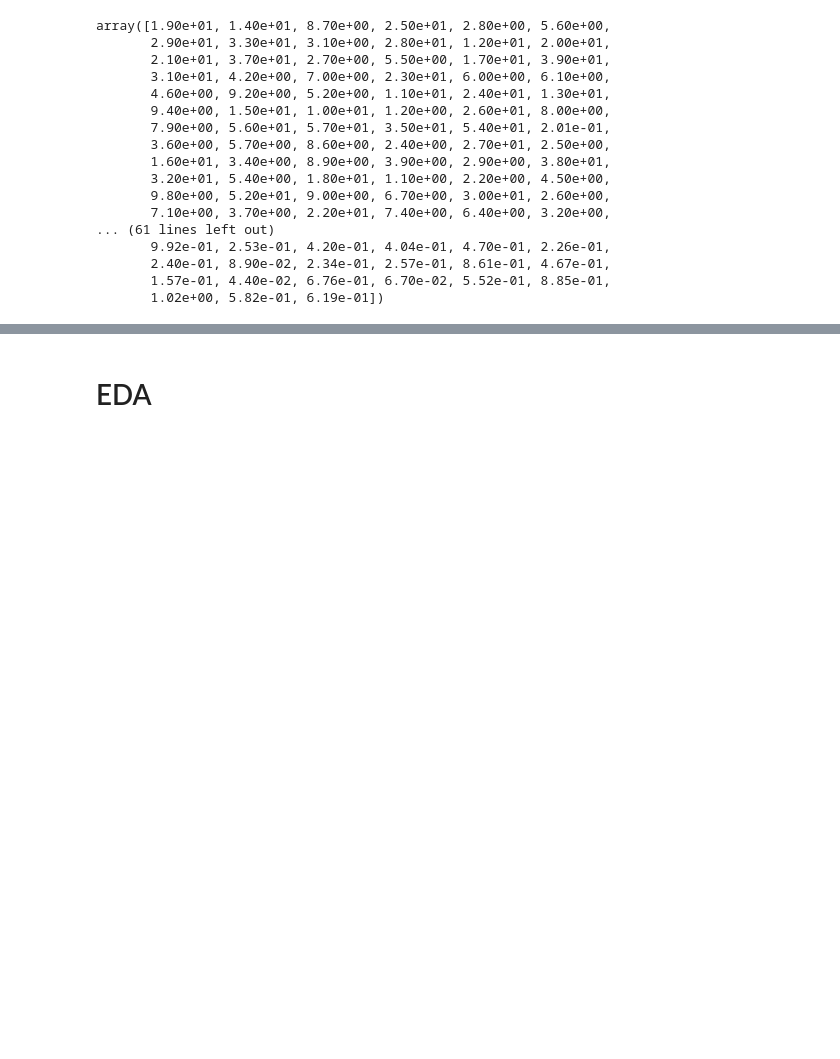
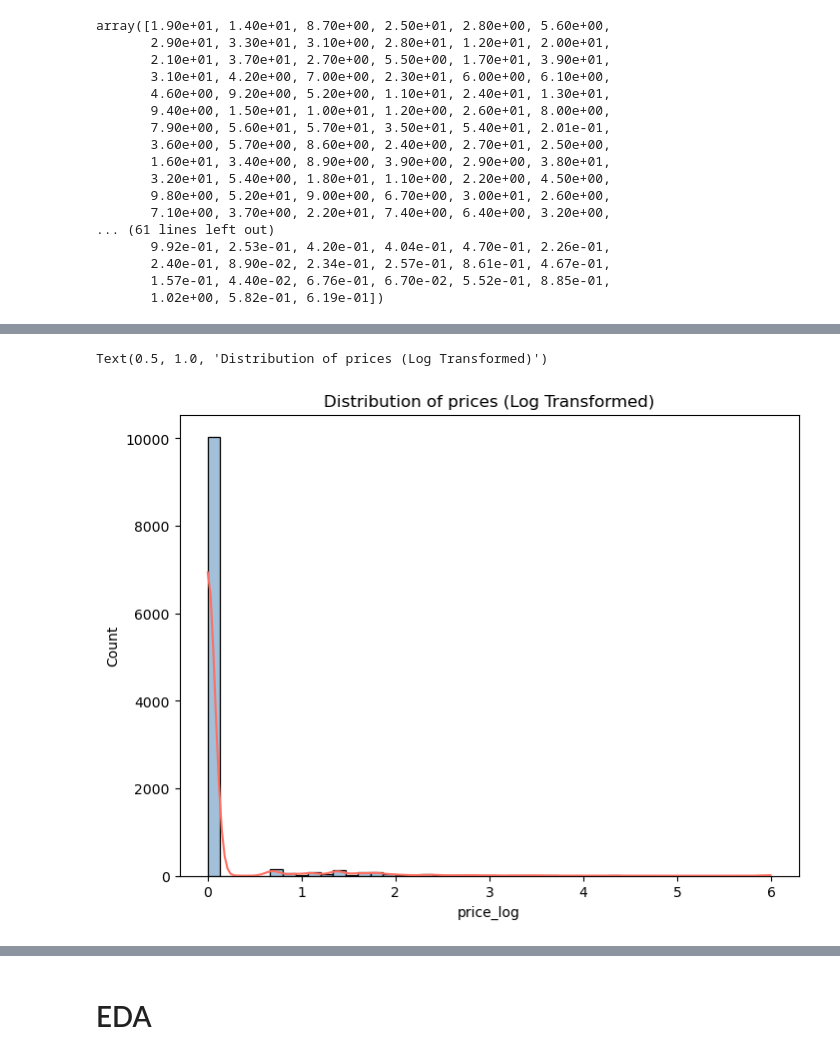
Before and after one commit to danial-baraty/ML-projs, a Jupyter notebook: googleplaystore/Mini Project 1.ipynb, the cells around one changed output, grey strips where cells are left out. Drawn from its saved outputs; the diff is of its cells as text; code cells hidden in the pictures; blank space fills up the shorter version.

```diff
--- a/googleplaystore/Mini Project 1.ipynb
+++ b/googleplaystore/Mini Project 1.ipynb
@@ -246,0 +369,9 @@ array([1.90e+01, 1.40e+01, 8.70e+00, 2.50e+01, 2.80e+00, 5.60e+00,
+# %%
+df['price_log'] = np.log1p(df['price'])
+# %%
+ax = sns.histplot(data=df['price_log'], bins=45, kde=True, color='#4682B4')
+ax.lines[0].set_color('#FF6F61')
+plt.title("Distribution of prices (Log Transformed)")
+# %% [output]
+Text(0.5, 1.0, 'Distribution of prices (Log Transformed)')
+[figure, added]
```
Also changed, not shown: parts of 21 cells of this notebook.
